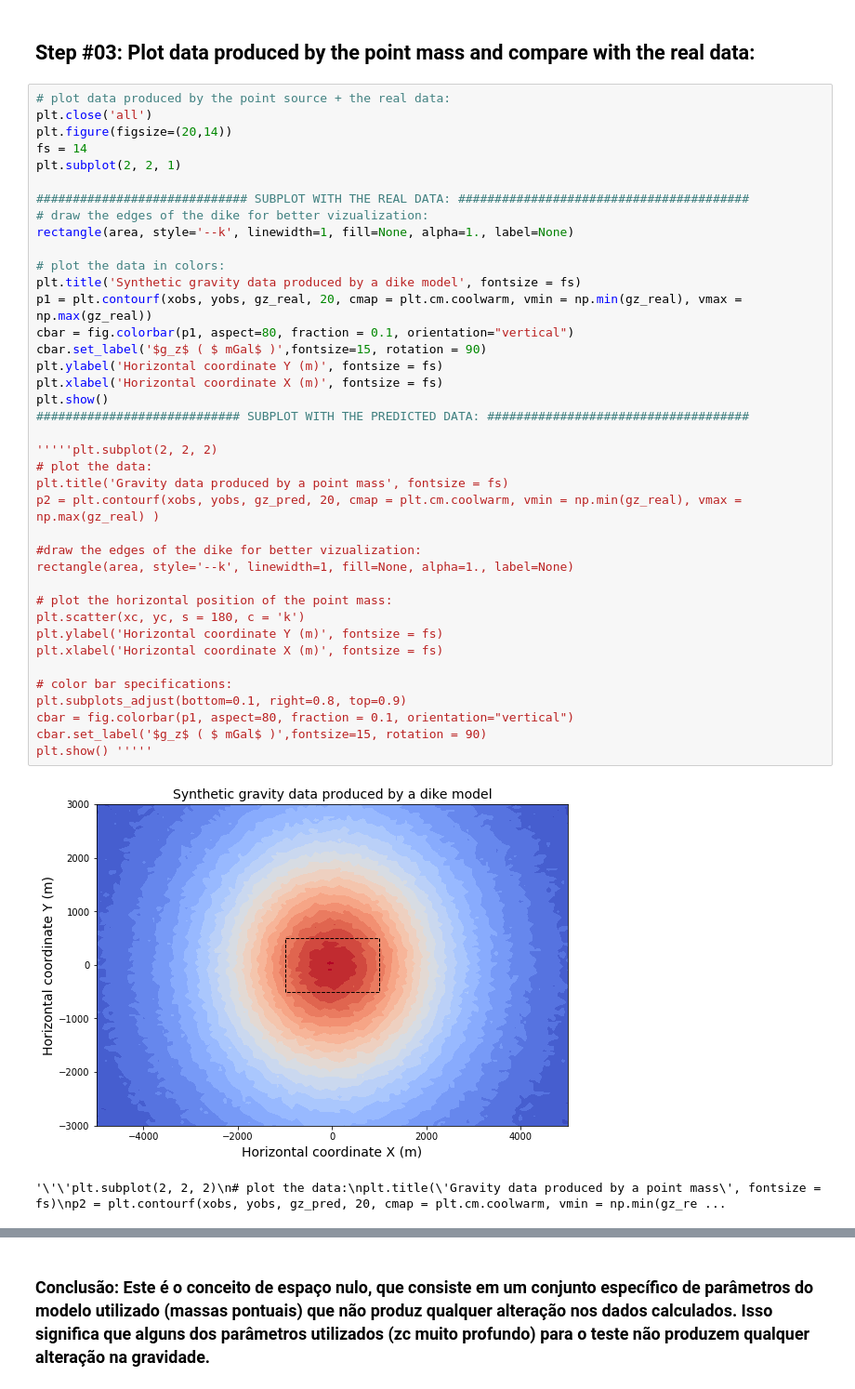
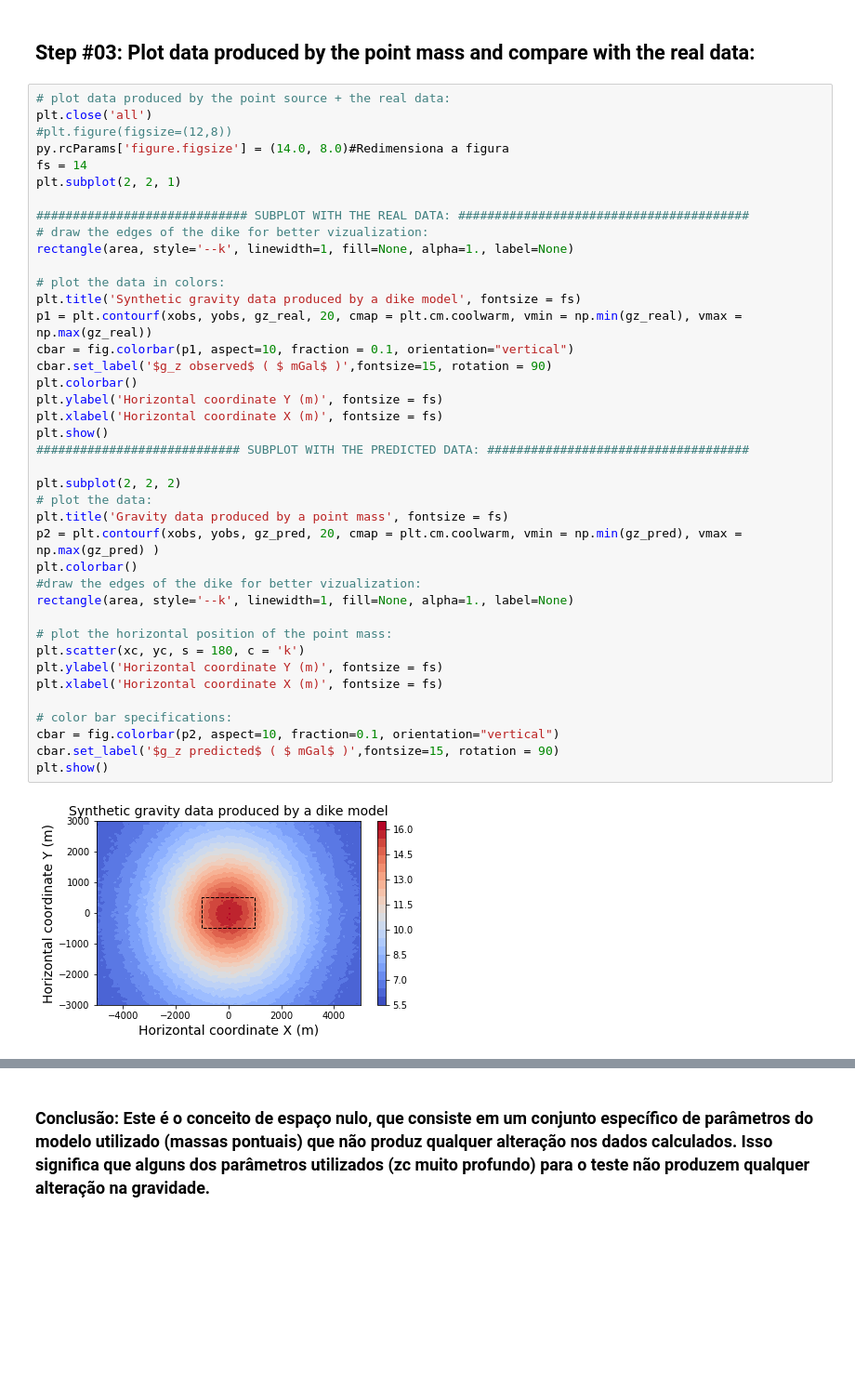
Before and after one commit to rodrigobijani/Congresso_Brasileiro_Geologia2018, a Jupyter notebook: scripts/synthetic.ipynb, the cells around one changed output, grey strips where cells are left out. Shown: that part at 93% size. Cells and saved outputs as stored; diff of their text form; blank space fills up the shorter version.

Commit message:
bug fix while ploting the data produced by the point source. stil need a lot of work on it.

```diff
--- a/scripts/synthetic.ipynb
+++ b/scripts/synthetic.ipynb
@@ -85,42 +84,42 @@ print gz_pred.shape
 # %%
 # plot data produced by the point source + the real data:
 plt.close('all')
-plt.figure(figsize=(20,14))
+#plt.figure(figsize=(12,8))
+py.rcParams['figure.figsize'] = (14.0, 8.0)#Redimensiona a figura
 fs = 14
 plt.subplot(2, 2, 1)
 
 ############################# SUBPLOT WITH THE REAL DATA: ########################################
 # draw the edges of the dike for better vizualization:
 rectangle(area, style='--k', linewidth=1, fill=None, alpha=1., label=None)
 
 # plot the data in colors:
 plt.title('Synthetic gravity data produced by a dike model', fontsize = fs)
 p1 = plt.contourf(xobs, yobs, gz_real, 20, cmap = plt.cm.coolwarm, vmin = np.min(gz_real), vmax = np.max(gz_real))
-cbar = fig.colorbar(p1, aspect=80, fraction = 0.1, orientation="vertical")
-cbar.set_label('$g_z$ ( $ mGal$ )',fontsize=15, rotation = 90)
+cbar = fig.colorbar(p1, aspect=10, fraction = 0.1, orientation="vertical")
+cbar.set_label('$g_z observed$ ( $ mGal$ )',fontsize=15, rotation = 90)
+plt.colorbar()
 plt.ylabel('Horizontal coordinate Y (m)', fontsize = fs)
 plt.xlabel('Horizontal coordinate X (m)', fontsize = fs)
 plt.show()
 ############################ SUBPLOT WITH THE PREDICTED DATA: ####################################
 
-'''''plt.subplot(2, 2, 2)
+plt.subplot(2, 2, 2)
 # plot the data:
 plt.title('Gravity data produced by a point mass', fontsize = fs)
-p2 = plt.contourf(xobs, yobs, gz_pred, 20, cmap = plt.cm.coolwarm, vmin = np.min(gz_real), vmax = np.max(gz_real) )
-
+p2 = plt.contourf(xobs, yobs, gz_pred, 20, cmap = plt.cm.coolwarm, vmin = np.min(gz_pred), vmax = np.max(gz_pred) )
+plt.colorbar()
 #draw the edges of the dike for better vizualization:
 rectangle(area, style='--k', linewidth=1, fill=None, alpha=1., label=None)
 
 # plot the horizontal position of the point mass:
 plt.scatter(xc, yc, s = 180, c = 'k')
 plt.ylabel('Horizontal coordinate Y (m)', fontsize = fs)
 plt.xlabel('Horizontal coordinate X (m)', fontsize = fs)
 
 # color bar specifications:
-plt.subplots_adjust(bottom=0.1, right=0.8, top=0.9)
-cbar = fig.colorbar(p1, aspect=80, fraction = 0.1, orientation="vertical")
-cbar.set_label('$g_z$ ( $ mGal$ )',fontsize=15, rotation = 90)
-plt.show() '''''
+cbar = fig.colorbar(p2, aspect=10, fraction=0.1, orientation="vertical")
+cbar.set_label('$g_z predicted$ ( $ mGal$ )',fontsize=15, rotation = 90)
+plt.show()
 # %% [output]
-[figure, old version]
+[figure, new version]
-'\'\'plt.subplot(2, 2, 2)\n# plot the data:\nplt.title(\'Gravity data produced by a point mass\', fontsize = fs)\np2 = plt.contourf(xobs, yobs, gz_pred, 20, cmap = plt.cm.coolwarm, vmin = np.min(gz_re ...
```
Also changed, not shown: parts of 2 cells of this notebook.
